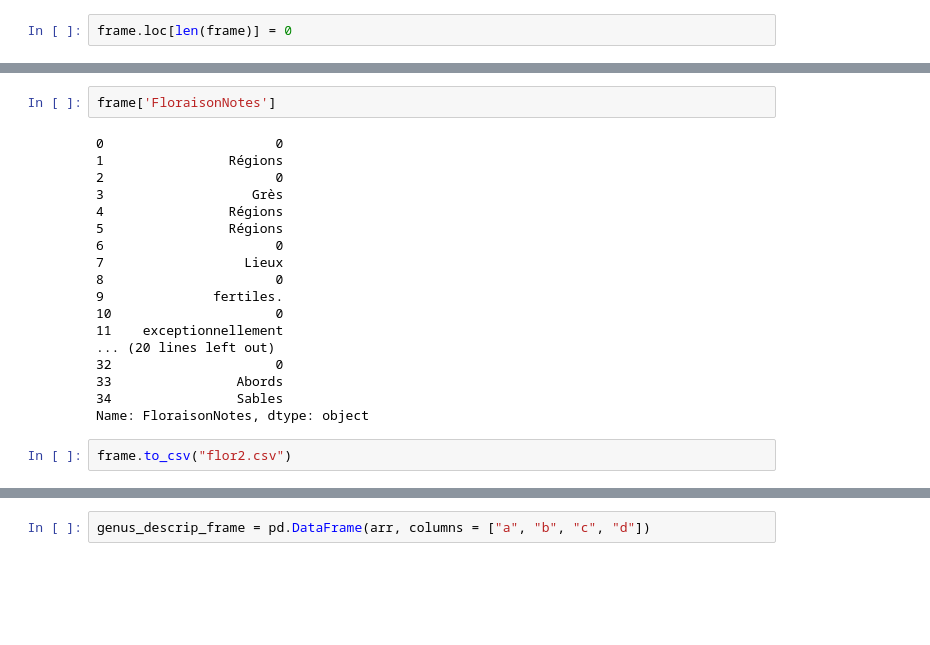
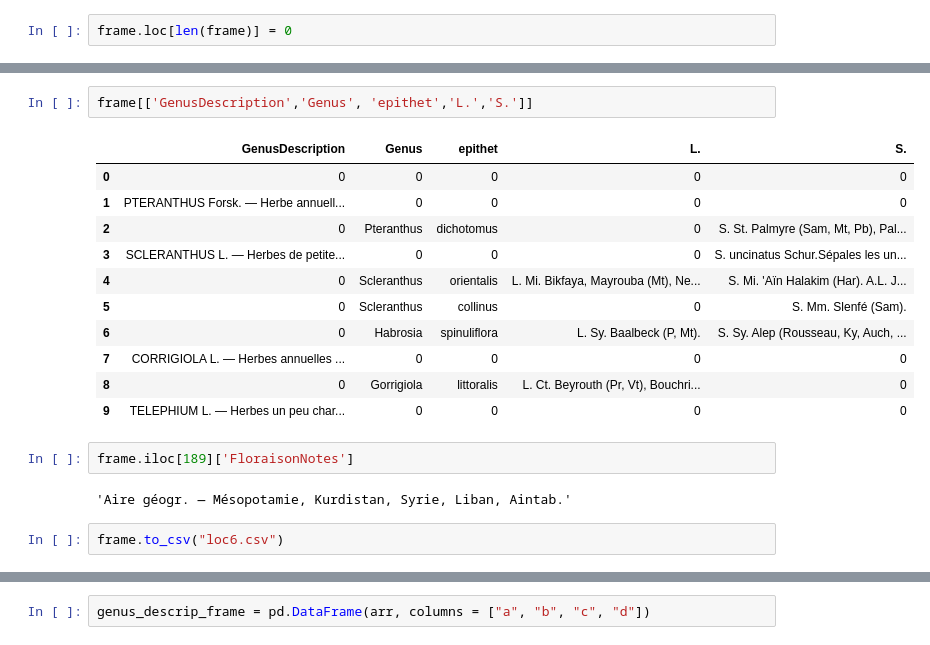
Before and after one commit to aculich/extract-flora, a Jupyter notebook: extract-flora-lucywan.ipynb, the cells around one changed output, grey strips where cells are left out. Drawn from its saved outputs; the diff is of its cells as text; blank space fills up the shorter version.

```diff
--- a/extract-flora-lucywan.ipynb
+++ b/extract-flora-lucywan.ipynb
@@ -537,25 +556,23 @@ description
+# %%
+frame[['GenusDescription','Genus', 'epithet','L.','S.']]
+# %% [output]
+|  | GenusDescription | Genus | epithet | L. | S. |
+| 0 | 0 | 0 | 0 | 0 | 0 |
+| 1 | PTERANTHUS Forsk. — Herbe annuell... | 0 | 0 | 0 | 0 |
+| 2 | 0 | Pteranthus | dichotomus | 0 | S. St. Palmyre (Sam, Mt, Pb), Pal... |
+| 3 | SCLERANTHUS L. — Herbes de petite... | 0 | 0 | 0 | S. uncinatus Schur.Sépales les un... |
+| 4 | 0 | Scleranthus | orientalis | L. Mi. Bikfaya, Mayrouba (Mt), Ne... | S. Mi. 'Aïn Halakim (Har). A.L. J... |
+| 5 | 0 | Scleranthus | collinus | 0 | S. Mm. Slenfé (Sam). |
+| 6 | 0 | Habrosia | spinuliflora | L. Sy. Baalbeck (P, Mt). | S. Sy. Alep (Rousseau, Ky, Auch, ... |
+| 7 | CORRIGIOLA L. — Herbes annuelles ... | 0 | 0 | 0 | 0 |
+| 8 | 0 | Gorrigiola | littoralis | L. Ct. Beyrouth (Pr, Vt), Bouchri... | 0 |
+| 9 | TELEPHIUM L. — Herbes un peu char... | 0 | 0 | 0 | 0 |
 # %%
-frame['FloraisonNotes']
+frame.iloc[189]['FloraisonNotes']
 # %% [output]
-0                      0
-1                Régions
-2                      0
-3                   Grès
-4                Régions
-5                Régions
-6                      0
-7                  Lieux
-8                      0
-9              fertiles.
-10                     0
-11    exceptionnellement
-... (20 lines left out)
-32                     0
-33                Abords
-34                Sables
-Name: FloraisonNotes, dtype: object
+'Aire géogr. — Mésopotamie, Kurdistan, Syrie, Liban, Aintab.'
 # %%
-frame.to_csv("flor2.csv")
+frame.to_csv("loc6.csv")
 # %%
 pd.DataFrame(arr).head()
 # %% [output]
```
Also changed, not shown: parts of 7 cells of this notebook, 6 other files.
